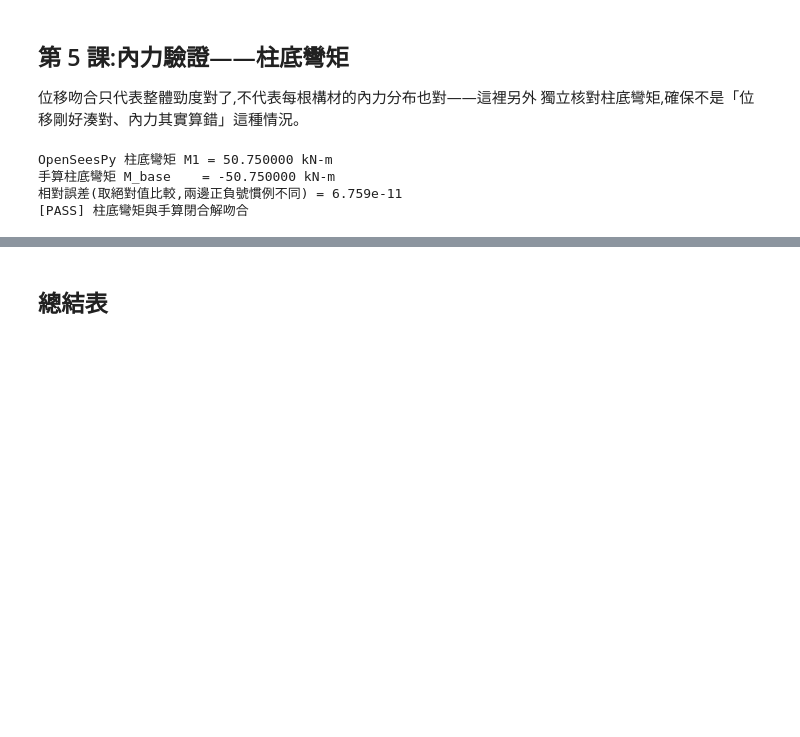
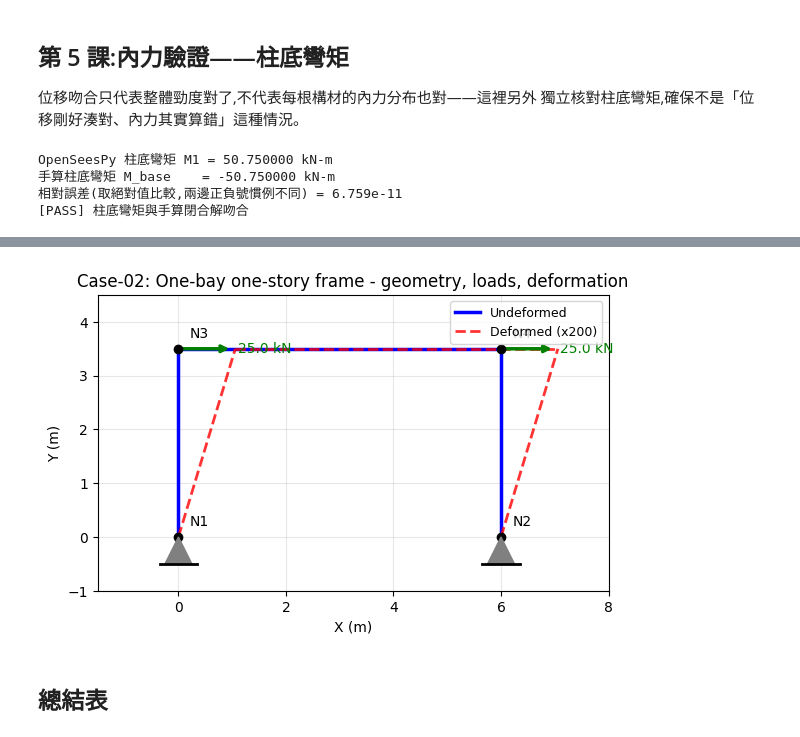
Before and after one commit to zhixiu0223/taiwan-seismic-code-calc, a Jupyter notebook: notebooks/case02_one_bay_one_story.ipynb, the cells around one changed output, grey strips where cells are left out. Drawn from its saved outputs; the diff is of its cells as text; code cells hidden in the pictures; blank space fills up the shorter version.

```diff
--- a/notebooks/case02_one_bay_one_story.ipynb
+++ b/notebooks/case02_one_bay_one_story.ipynb
@@ -210,3 +217,52 @@ OpenSeesPy 柱底彎矩 M1 = 50.750000 kN-m
+# %%
+%matplotlib inline
+import matplotlib.pyplot as plt
+
+nodes_xy = {1: (0.0, 0.0), 2: (L, 0.0), 3: (0.0, h), 4: (L, h)}
+elems_conn = [(1, 1, 3), (2, 2, 4), (3, 3, 4)]
+fixed_nodes = [1, 2]
+loaded_nodes = {3: (F/2, 0.0), 4: (F/2, 0.0)}
+
+disp_scale = 200   # 變形量太小肉眼看不到, 放大倍率純粹為了畫圖清楚
+disp_xy = {n: (ops.nodeDisp(n, 1), ops.nodeDisp(n, 2)) for n in nodes_xy}
+
+fig, ax = plt.subplots(figsize=(6, 5))
+
+for eid, ni, nj in elems_conn:
+    xi, yi = nodes_xy[ni]; xj, yj = nodes_xy[nj]
+    ax.plot([xi, xj], [yi, yj], 'b-', lw=2.5, zorder=2,
+             label='Undeformed' if eid == 1 else None)
+    xdi = xi + disp_xy[ni][0]*disp_scale; ydi = yi + disp_xy[ni][1]*disp_scale
+    xdj = xj + disp_xy[nj][0]*disp_scale; ydj = yj + disp_xy[nj][1]*disp_scale
+    ax.plot([xdi, xdj], [ydi, ydj], 'r--', lw=2, zorder=3, alpha=0.8,
+             label=f'Deformed (x{disp_scale})' if eid == 1 else None)
+
+for n, (x, y) in nodes_xy.items():
+    ax.plot(x, y, 'ko', ms=6, zorder=4)
+    ax.annotate(f'N{n}', (x, y), textcoords="offset points", xytext=(8, 8), fontsize=10)
+
+for n in fixed_nodes:
+    x, y = nodes_xy[n]
+    tri = plt.Polygon([(x-0.25, y-0.5), (x+0.25, y-0.5), (x, y)], closed=True, color='gray', zorder=5)
+    ax.add_patch(tri)
+    ax.plot([x-0.35, x+0.35], [y-0.5, y-0.5], 'k-', lw=2, zorder=5)
+
+for n, (fx, fy) in loaded_nodes.items():
+    x, y = nodes_xy[n]
+    ax.annotate('', xy=(x+1.0, y), xytext=(x, y),
+                arrowprops=dict(arrowstyle='->', color='green', lw=2.5))
+    ax.text(x+1.1, y, f'{fx:.1f} kN', color='green', fontsize=10, va='center')
+
+ax.set_xlim(-1.5, L+2); ax.set_ylim(-1.0, h+1.0)
+ax.set_aspect('equal')
+ax.set_xlabel('X (m)'); ax.set_ylabel('Y (m)')
+ax.set_title('Case-02: One-bay one-story frame - geometry, loads, deformation')
+ax.legend(loc='upper right', fontsize=9)
+ax.grid(True, alpha=0.3)
+plt.tight_layout()
+plt.show()
+# %% [output]
+[figure, added]
 # %% [markdown]
 ## 總結表
 # %%
```
Also changed, not shown: parts of 1 cell of this notebook, 1 other file.
